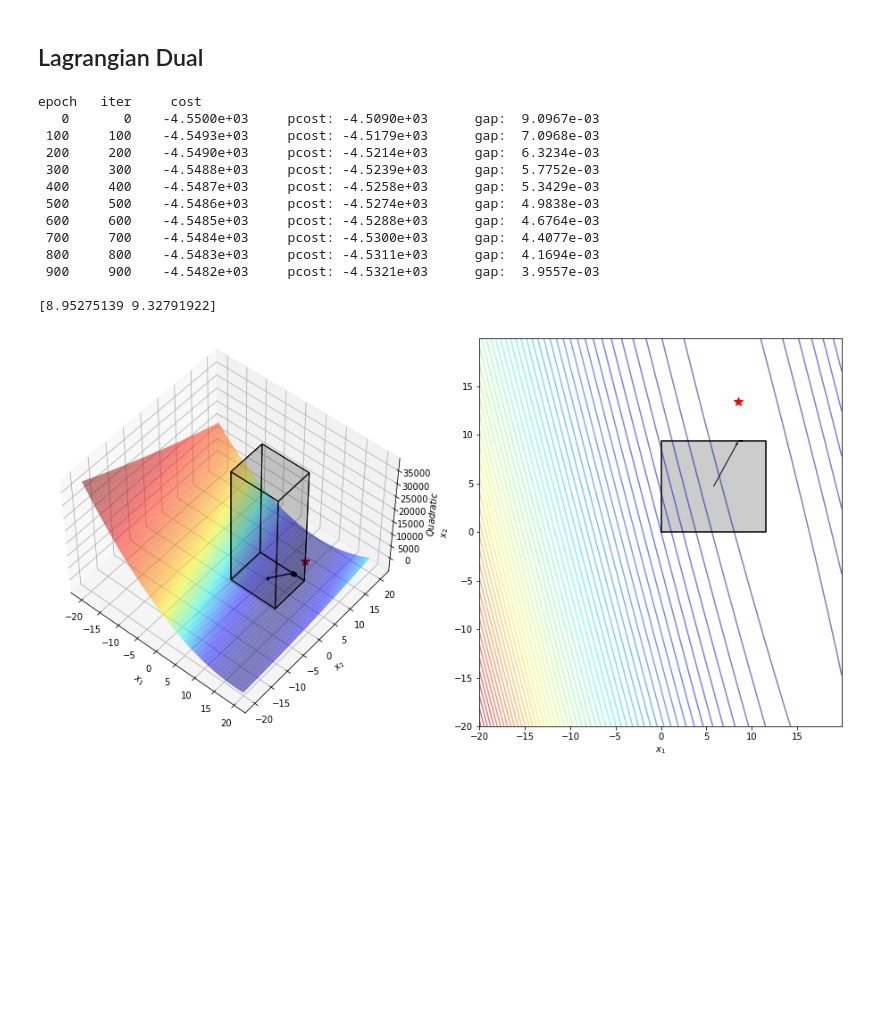
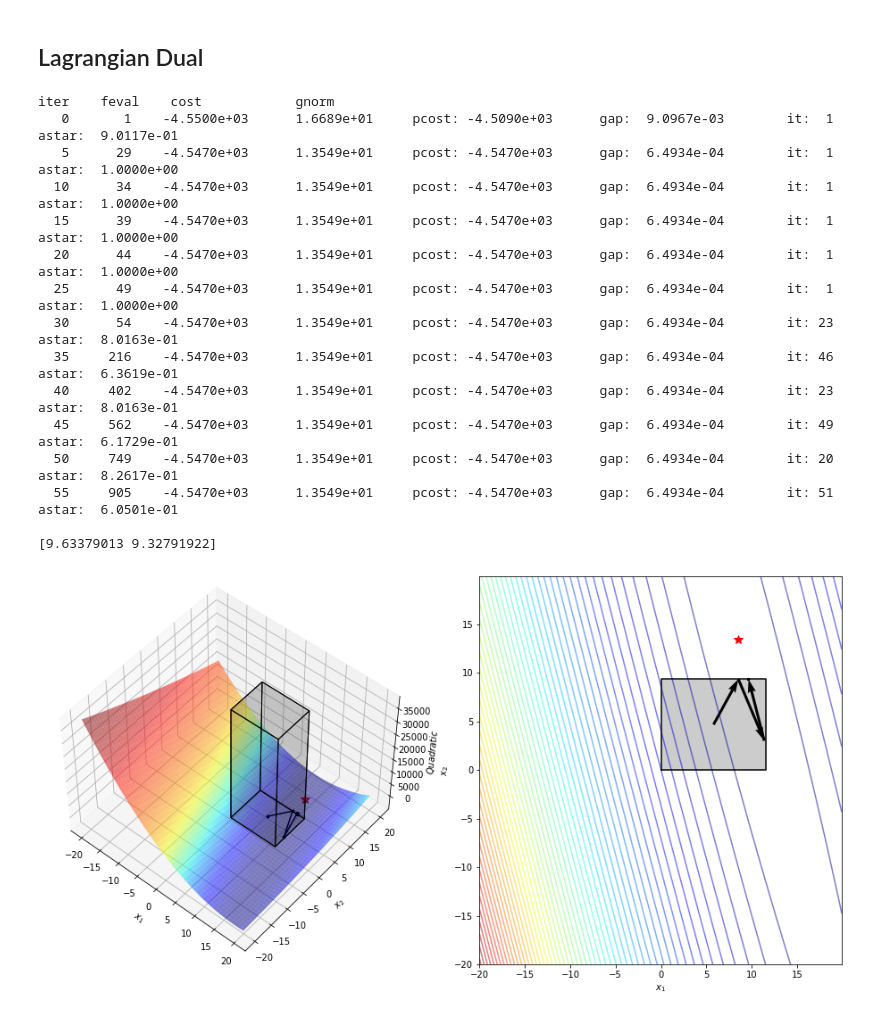
Before and after one commit to dmeoli/optiml, a Jupyter notebook: notebooks/optimization/BoxConstrainedQuadraticMethods.ipynb, the cells around one changed output. Saved outputs shown, nothing was run; the diff lists cells and outputs as text; code cells hidden in the pictures; blank space fills up the shorter version.

```diff
--- a/notebooks/optimization/BoxConstrainedQuadraticMethods.ipynb
+++ b/notebooks/optimization/BoxConstrainedQuadraticMethods.ipynb
@@ -135,20 +135,22 @@ from optiml.opti.unconstrained.stochastic import AdaGrad
 # %%
 dual = LagrangianBoxConstrainedQuadratic(quad=quad, ub=ub)
-opt = LagrangianDual(f=dual, optimizer=AdaGrad, verbose=100).minimize()
-print(opt.primal_x)
+opt = LagrangianDual(f=dual, optimizer=SteepestGradientDescent, verbose=5).minimize()
+print(opt.primal_x) # equal to Projected Gradient result
 plot_trajectory_optimization(dual.primal, opt, x_min=-20, x_max=20, y_min=-20, y_max=20)
 # %% [output]
-epoch   iter     cost
-   0       0    -4.5500e+03     pcost: -4.5090e+03      gap:  9.0967e-03
- 100     100    -4.5493e+03     pcost: -4.5179e+03      gap:  7.0968e-03
- 200     200    -4.5490e+03     pcost: -4.5214e+03      gap:  6.3234e-03
- 300     300    -4.5488e+03     pcost: -4.5239e+03      gap:  5.7752e-03
- 400     400    -4.5487e+03     pcost: -4.5258e+03      gap:  5.3429e-03
- 500     500    -4.5486e+03     pcost: -4.5274e+03      gap:  4.9838e-03
- 600     600    -4.5485e+03     pcost: -4.5288e+03      gap:  4.6764e-03
- 700     700    -4.5484e+03     pcost: -4.5300e+03      gap:  4.4077e-03
- 800     800    -4.5483e+03     pcost: -4.5311e+03      gap:  4.1694e-03
- 900     900    -4.5482e+03     pcost: -4.5321e+03      gap:  3.9557e-03
+iter    feval    cost            gnorm
+   0       1    -4.5500e+03      1.6689e+01     pcost: -4.5090e+03      gap:  9.0967e-03        it:  1  astar:  9.0117e-01
+   5      29    -4.5470e+03      1.3549e+01     pcost: -4.5470e+03      gap:  6.4934e-04        it:  1  astar:  1.0000e+00
+  10      34    -4.5470e+03      1.3549e+01     pcost: -4.5470e+03      gap:  6.4934e-04        it:  1  astar:  1.0000e+00
+  15      39    -4.5470e+03      1.3549e+01     pcost: -4.5470e+03      gap:  6.4934e-04        it:  1  astar:  1.0000e+00
+  20      44    -4.5470e+03      1.3549e+01     pcost: -4.5470e+03      gap:  6.4934e-04        it:  1  astar:  1.0000e+00
+  25      49    -4.5470e+03      1.3549e+01     pcost: -4.5470e+03      gap:  6.4934e-04        it:  1  astar:  1.0000e+00
+  30      54    -4.5470e+03      1.3549e+01     pcost: -4.5470e+03      gap:  6.4934e-04        it: 23  astar:  8.0163e-01
+  35     216    -4.5470e+03      1.3549e+01     pcost: -4.5470e+03      gap:  6.4934e-04        it: 46  astar:  6.3619e-01
+  40     402    -4.5470e+03      1.3549e+01     pcost: -4.5470e+03      gap:  6.4934e-04        it: 23  astar:  8.0163e-01
+  45     562    -4.5470e+03      1.3549e+01     pcost: -4.5470e+03      gap:  6.4934e-04        it: 49  astar:  6.1729e-01
+  50     749    -4.5470e+03      1.3549e+01     pcost: -4.5470e+03      gap:  6.4934e-04        it: 20  astar:  8.2617e-01
+  55     905    -4.5470e+03      1.3549e+01     pcost: -4.5470e+03      gap:  6.4934e-04        it: 51  astar:  6.0501e-01
 
-[8.95275139 9.32791922]
+[9.63379013 9.32791922]
-[figure, old version]
+[figure, new version]
```
Also changed, not shown: parts of 1 cell of this notebook.
